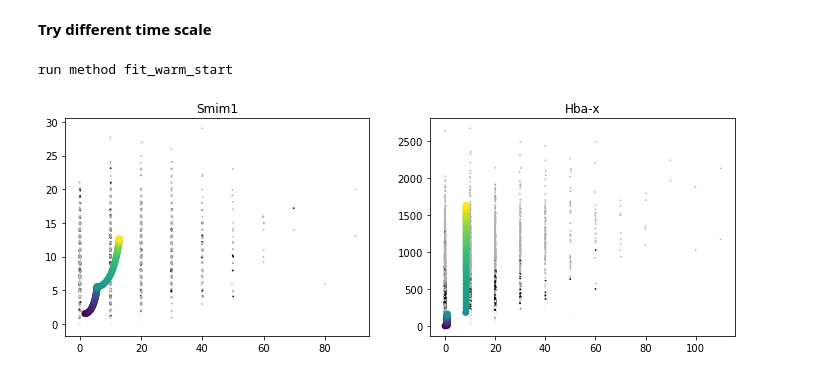
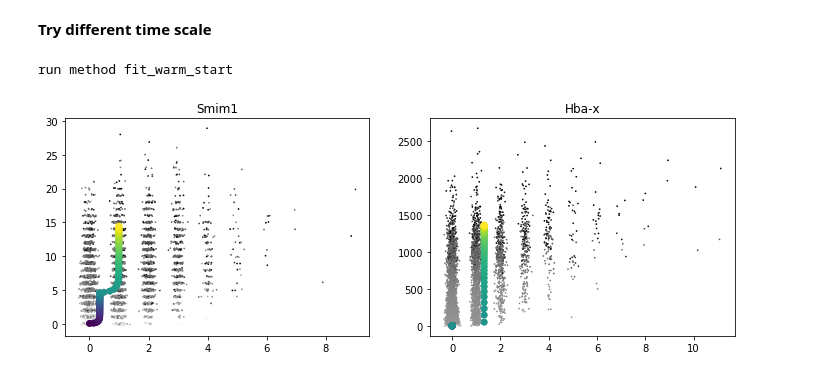
Before and after one commit to pachterlab/FGP_2024, a Jupyter notebook: notebooks/Barile.ipynb, the cells around one changed output. Drawn from its saved outputs; the diff is of its cells as text; code cells hidden in the pictures.

```diff
--- a/notebooks/Barile.ipynb
+++ b/notebooks/Barile.ipynb
@@ -128,4 +131,4 @@ murk_genes = list(pd.read_csv(data_dir+'murk_genes_mouse.txt',sep=" ",header=Non
 # %%
-idx = [np.where(gene_names==gene)[0] for gene in murk_genes]
+idx = [np.where(gene_names==gene)[0] for gene in fitted_genes]
 idx = np.concatenate(idx).ravel()
 fitted_genes = gene_names[idx]
@@ -132,7 +137,7 @@ fitted_genes = gene_names[idx]
 # %%
 n,p = Data[:,idx].X.shape
 X = np.zeros((n,p,2))
-X[:,:,0]= 10*Data.layers["unspliced"].toarray()[:,idx]
+X[:,:,0]= Data.layers["unspliced"].toarray()[:,idx]
 X[:,:,1]= Data.layers["spliced"].toarray()[:,idx]
 X.shape
 # %% [output]
@@ -152,12 +157,12 @@ cell_types = ['Blood progenitors 1','Blood progenitors 2','Erythroid1','Erythroi
 # %%
 n, p, _ = X.shape
 m = 100
-Q = np.zeros((n,1,m))
+Q0 = np.zeros((n,1,m))
 for i,celltype in enumerate(cell_types):
     cell_idx = np.where(Data.obs['celltype'] == celltype)
-    Q[cell_idx,:,i*20:(i+1)*20]=1
-Q = Q/np.sum(Q,axis=0,keepdims=True)
-plt.imshow(Q[:,0],aspect='auto');
+    Q0[cell_idx,:,i*20:(i+1)*20]=1
+Q0 = Q0/np.sum(Q0,axis=0,keepdims=True)
+plt.imshow(Q0[:,0],aspect='auto');
 # %% [output]
 [figure]
 # %%
@@ -170,7 +177,4 @@ run method fit_warm_start
 # %%
-plot_genes = ['Smim1', 'Hba-x',]
+plot_genes = ['Smim1', 'Hba-x']
 plot_idx = [np.where(fitted_genes==gene)[0] for gene in plot_genes]
 plot_idx = np.concatenate(plot_idx).ravel()
-
-plot_phase(X,Q,traj,idx=plot_idx,gene_name=fitted_genes)
-print(traj.theta[plot_idx])
@@ -212,12 +202,13 @@ Because the unspliced counts are so low, the ratio of beta/gamma has to be very
 # %%
 topo = np.array([[0,1]])
 tau = (0,4,8) # ~24 hours / mRNA half life 3hs
 traj = Trajectory(topo, tau)
-res = traj.fit(X,Q=Q,parallel=True,n_threads=2)
+res = traj.fit(X,Q=Q0,parallel=True,n_threads=2)
+Q, elbo = res
 plot_phase(X,Q,traj,idx=plot_idx,gene_name=fitted_genes)
 # %% [output]
 run method fit_warm_start
-[figure, old version]
+[figure, new version]
 # %%
 print(traj.theta[plot_idx])
 # %% [output]
```
Also changed, not shown: parts of 18 cells of this notebook, 1 other file.
